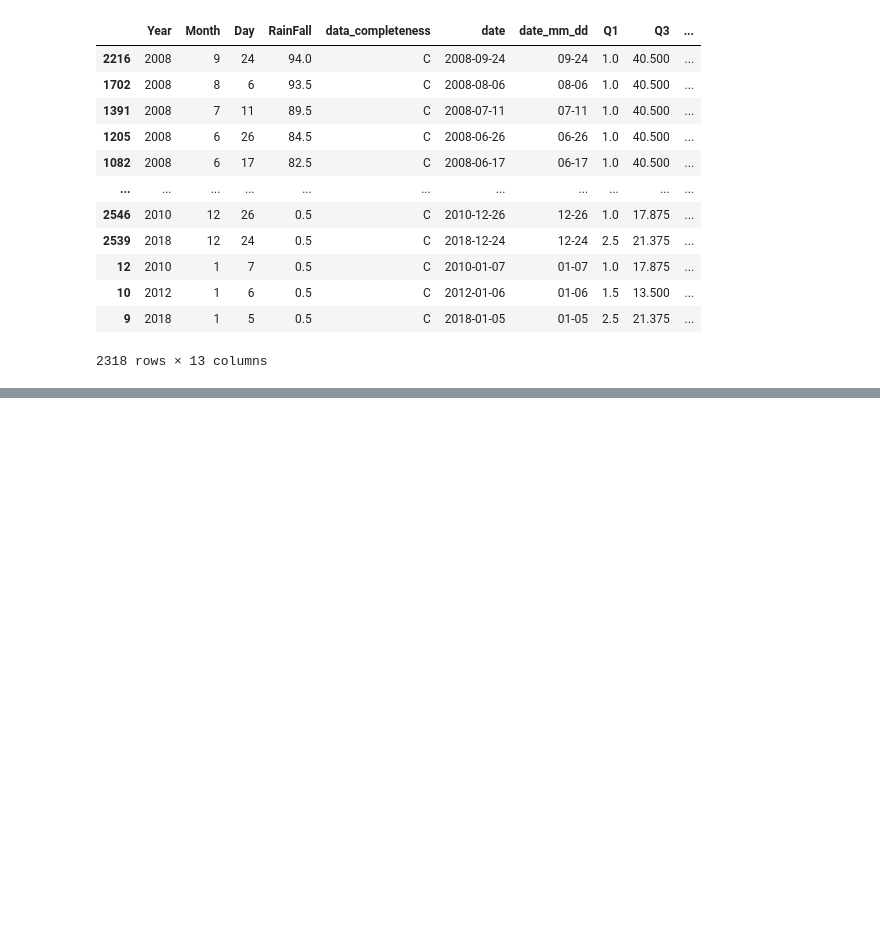
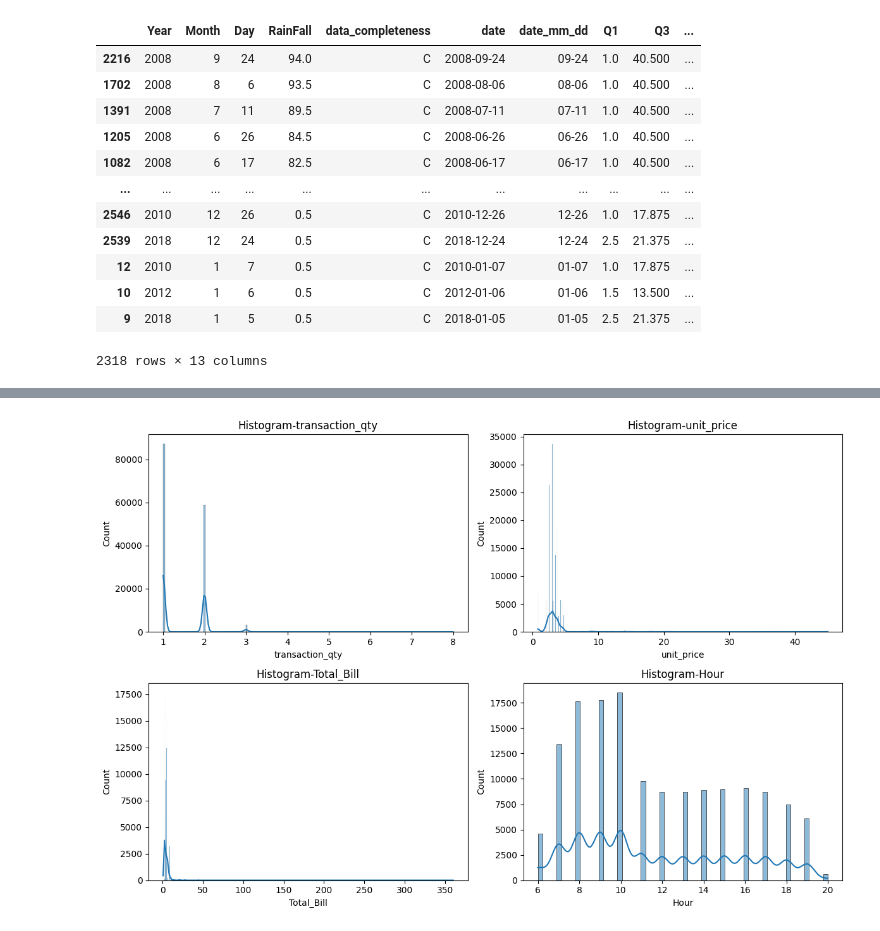
Before and after one commit to leo-cheung37/leo-cheung37, a Jupyter notebook: Statistics/Descriptive Statistics/descriptive_statistics.ipynb, the cells around one changed output, grey strips where cells are left out. Cells and saved outputs as stored; diff of their text form; code cells hidden in the pictures; blank space fills up the shorter version.

```diff
--- a/Statistics/Descriptive Statistics/descriptive_statistics.ipynb
+++ b/Statistics/Descriptive Statistics/descriptive_statistics.ipynb
@@ -868,0 +874,7 @@ df_merged_filtered.sort_values('RainFall',ascending=False)
+# %%
+#1. Basic data information
+import pandas as pd
+file_path='./coffee_shop_sales_analysis/Project.csv'
+df = pd.read_csv(file_path)
+
+display(df)
@@ -868,0 +925,21 @@ df_merged_filtered.sort_values('RainFall',ascending=False)
+# %%
+#print(list(df.columns))
+#['transaction_id', 'transaction_date', 'transaction_time', 'store_id', 'store_location', 'product_id',
+# 'transaction_qty', 'unit_price', 'Total_Bill', 'product_category', 'product_type',
+# 'product_detail', 'Size', 'Month Name', 'Day Name', 'Hour', 'Month', 'Day of Week']
+
+# Plot basic graph (numeric / numeric categorical data)
+
+import matplotlib.pyplot as plt
+import seaborn as sns
+
+numeric_cols=['transaction_qty','unit_price','Total_Bill','Hour']
+fig, axes = plt.subplots(2,2, figsize=(12,8))
+for i,col in enumerate(numeric_cols):
+    #print(i, i//2, i%2)
+    sns.histplot(df[col], kde=True, ax=axes[i//2,i%2])
+    axes[i//2,i%2].set_title(f'Histogram-{col}')
+plt.tight_layout()
+plt.show()
+# %% [output]
+[figure, added]
```
Also changed, not shown: parts of 5 cells of this notebook, 1 other file.
